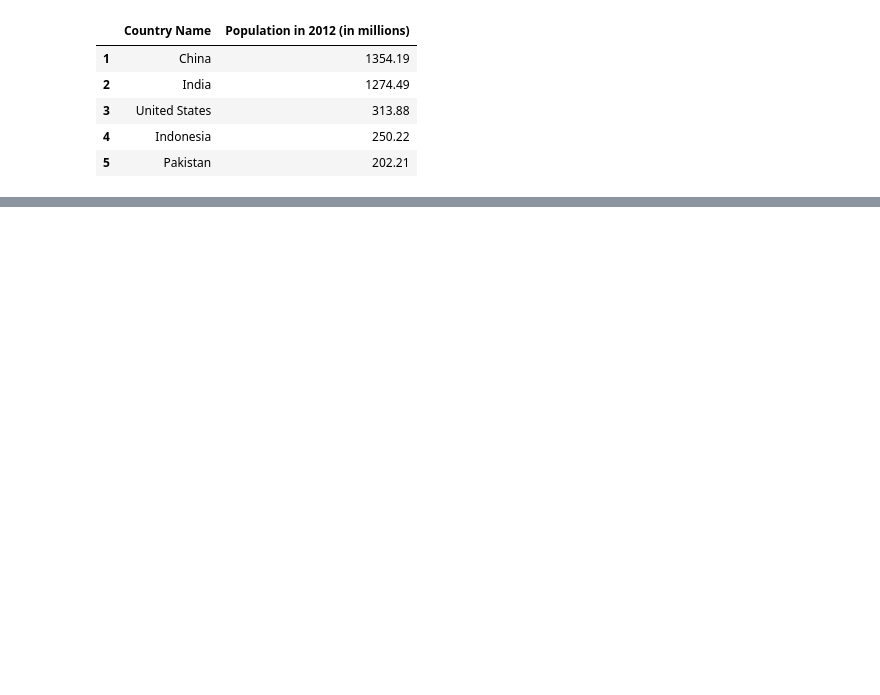
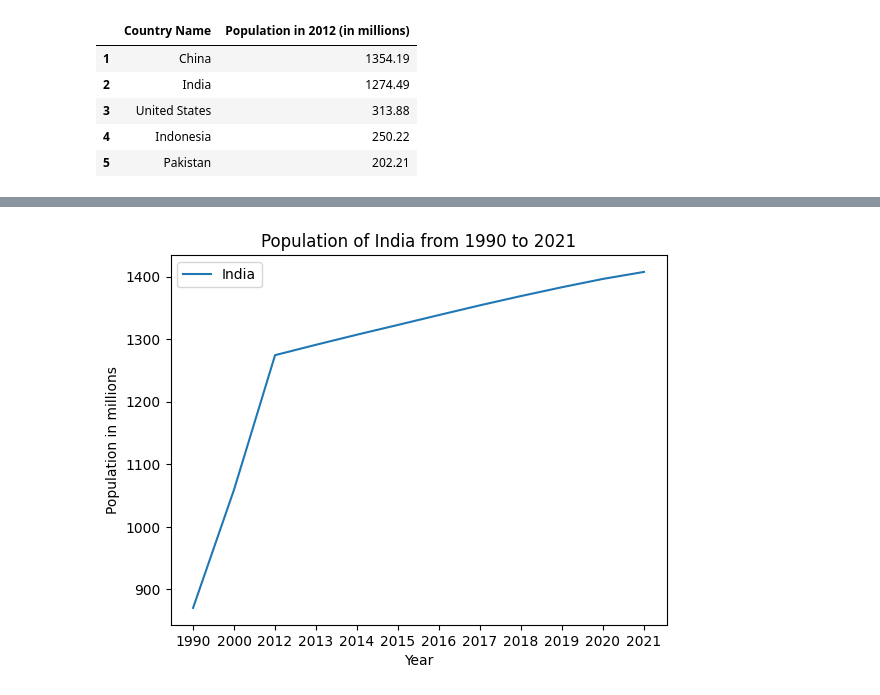
Before and after one commit to shannontorcato/data-analysis-projectt, a Jupyter notebook: src/main.ipynb, the cells around one changed output, grey strips where cells are left out. Saved outputs shown, nothing was run; the diff lists cells and outputs as text; code cells hidden in the pictures; blank space fills up the shorter version.

```diff
--- a/src/main.ipynb
+++ b/src/main.ipynb
@@ -274,0 +291,13 @@ def country_population(country):
+# %%
+population_of_india = country_population('India')
+population_of_india
+#iterate through each row and plot the population of the country for each year with data points
+for index, row in population_of_india.iterrows():
+    plt.plot(row['1990':'2021'], label=row['Country Name'])
+    plt.xlabel('Year')
+    plt.ylabel('Population in millions')
+    plt.title('Population of India from 1990 to 2021')
+    plt.legend()
+    plt.show()
+# %% [output]
+[figure, added]
```
Also changed, not shown: parts of 9 cells of this notebook.
